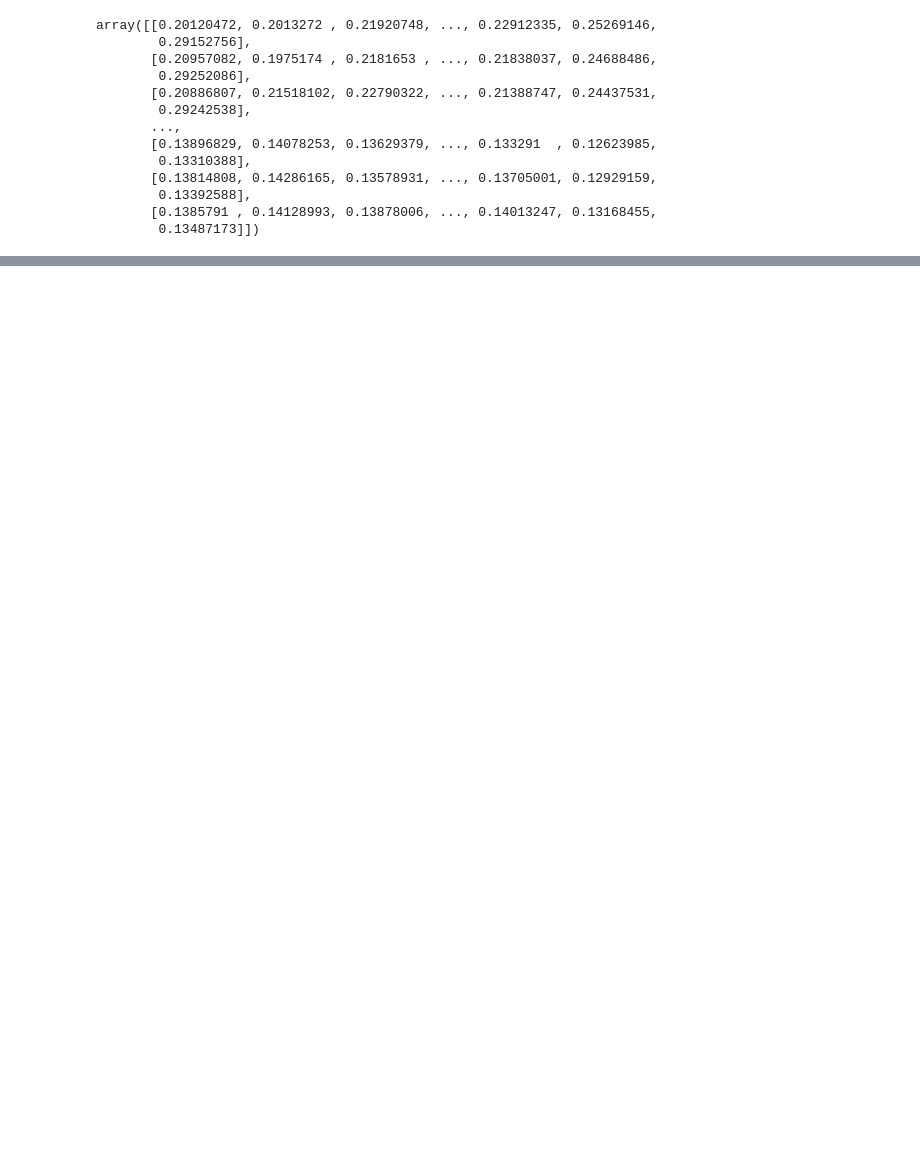
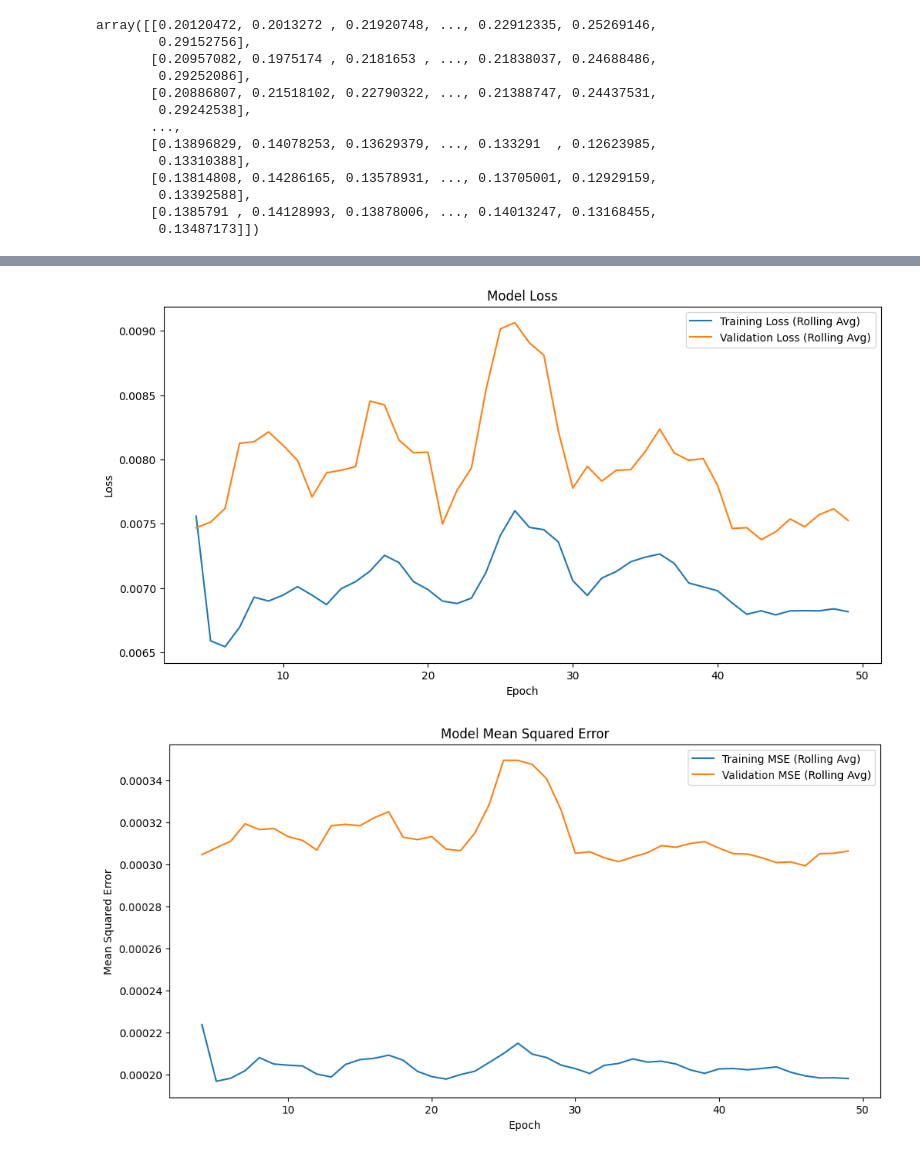
Before and after one commit to Kawians/Crypto-Prediction, a Jupyter notebook: Crypto Price Prediction.ipynb, the cells around one changed output, grey strips where cells are left out. Cells and saved outputs as stored; diff of their text form; code cells hidden in the pictures; blank space fills up the shorter version.

```diff
--- a/Crypto Price Prediction.ipynb
+++ b/Crypto Price Prediction.ipynb
@@ -367,3 +436,35 @@ Epoch 50/50
+# %%
+# Convert history.history to a DataFrame for easier manipulation
+history_df = pd.DataFrame(history.history)
+
+# Apply rolling average with a window size of 5
+history_df['loss_rolling'] = history_df['loss'].rolling(window=5).mean()
+history_df['val_loss_rolling'] = history_df['val_loss'].rolling(window=5).mean()
+history_df['mse_rolling'] = history_df['mean_squared_error'].rolling(window=5).mean()
+history_df['val_mse_rolling'] = history_df['val_mean_squared_error'].rolling(window=5).mean()
+
+# Plot training & validation loss values
+plt.figure(figsize=(12, 6))
+plt.plot(history_df['loss_rolling'], label='Training Loss (Rolling Avg)')
+plt.plot(history_df['val_loss_rolling'], label='Validation Loss (Rolling Avg)')
+plt.title('Model Loss')
+plt.xlabel('Epoch')
+plt.ylabel('Loss')
+plt.legend(['Training Loss (Rolling Avg)', 'Validation Loss (Rolling Avg)'], loc='upper right')
+plt.show()
+
+# Plot training & validation mean squared error values
+plt.figure(figsize=(12, 6))
+plt.plot(history_df['mse_rolling'], label='Training MSE (Rolling Avg)')
+plt.plot(history_df['val_mse_rolling'], label='Validation MSE (Rolling Avg)')
+plt.title('Model Mean Squared Error')
+plt.xlabel('Epoch')
+plt.ylabel('Mean Squared Error')
+plt.legend(['Training MSE (Rolling Avg)', 'Validation MSE (Rolling Avg)'], loc='upper right')
+plt.show()
+# %% [output]
+[figure, added]
+[figure, added]
 # %%
 # Evaluate the model
 loss = model.evaluate(X_test_ADA, y_test_ADA)
```
Also changed, not shown: parts of 15 cells of this notebook.
